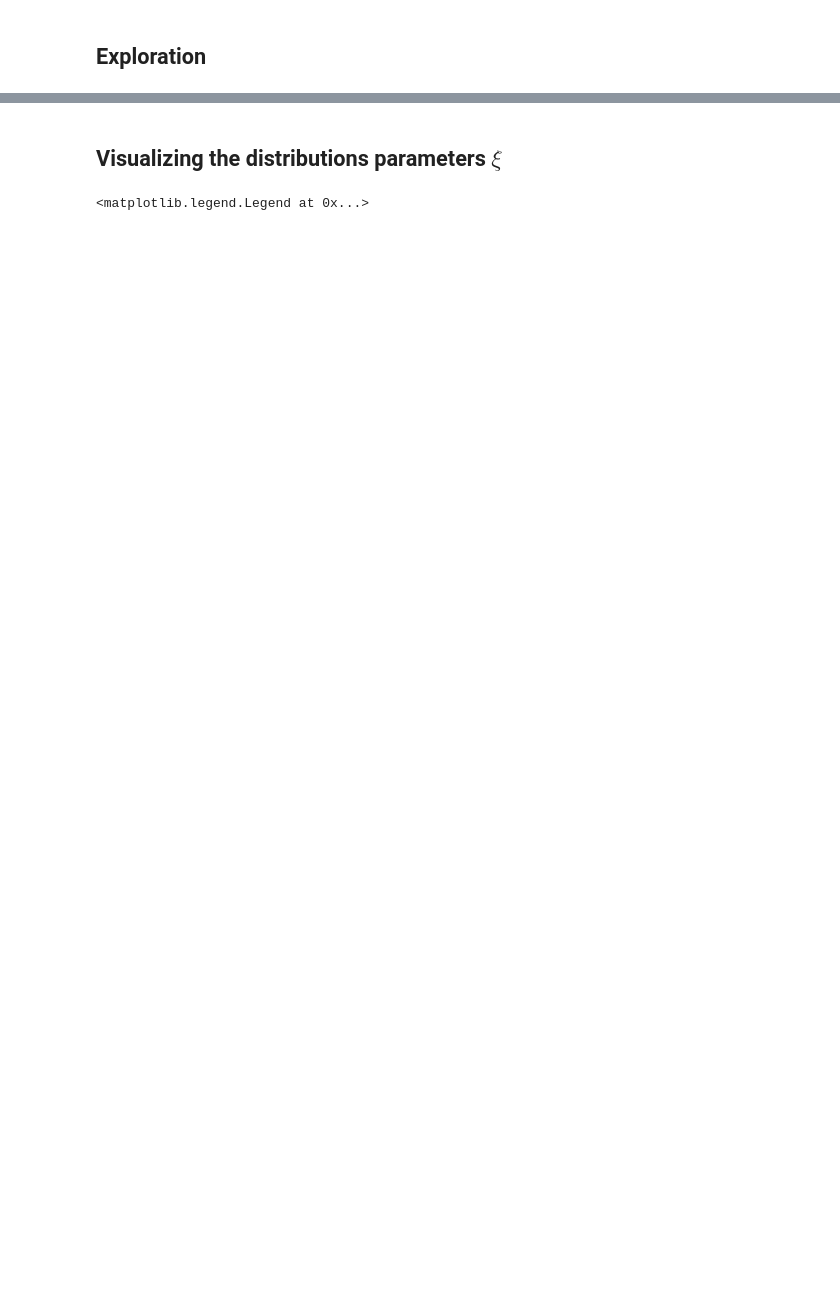
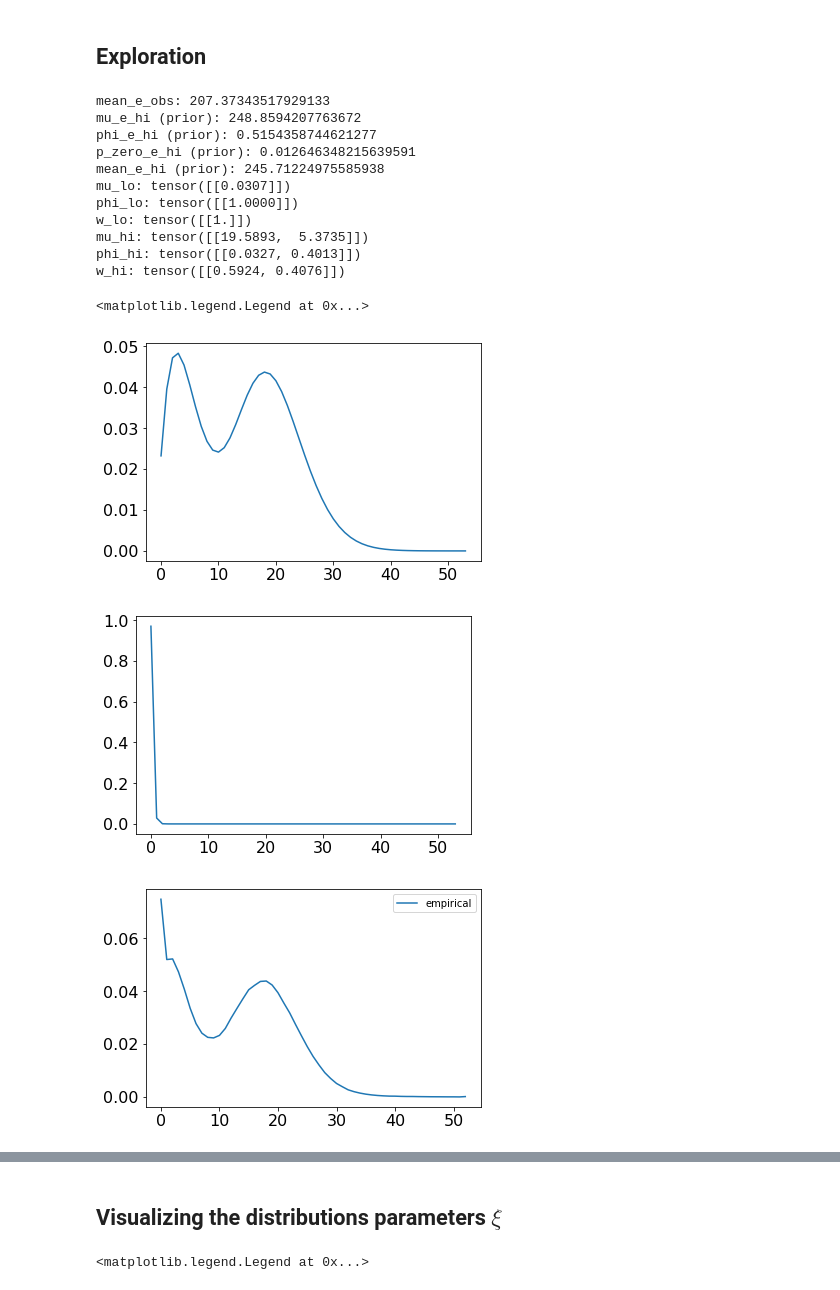
Before and after one commit to broadinstitute/CellBender, a Jupyter notebook: proto/chimera/notebooks/sc_fsd_mixture_model.ipynb, the cells around one changed output, grey strips where cells are left out. Cells and saved outputs as stored; diff of their text form; code cells hidden in the pictures; blank space fills up the shorter version.

```diff
--- a/proto/chimera/notebooks/sc_fsd_mixture_model.ipynb
+++ b/proto/chimera/notebooks/sc_fsd_mixture_model.ipynb
@@ -462,14 +487,14 @@ gene_index = 0
 
 # e_lo, e_hi = expr_dict['e_lo_map'], expr_dict['e_hi_map']
 
-fsd_xi_loc = pyro.param("fsd_xi_posterior_loc")[gene_index, :]
+fsd_xi_loc = pyro.param("fsd_xi_posterior_loc_gq")[gene_index, :]
 fsd_params_dict = fsd_codec.decode(fsd_xi_loc.unsqueeze(0))
 dist_lo, dist_hi = fsd_codec.get_fsd_components(fsd_params_dict, downsampling_rate_tensor=None)
 
 e_hi_prior_dist = ZeroInflatedNegativeBinomial(
-    logit_zero=pyro.param("logit_p_zero_e_hi"),
-    mu=pyro.param("mu_e_hi"),
-    phi=pyro.param("phi_e_hi"))
+    logit_zero=pyro.param("logit_p_zero_e_hi_g"),
+    mu=pyro.param("mu_e_hi_g"),
+    phi=pyro.param("phi_e_hi_g"))
 
 
 e_obs = np.sum(sc_fingerprint_datastore.fingerprint_array[:, gene_index, :], -1)
@@ -484,9 +509,9 @@ print('mean_e_obs:', mean_e_obs)
 # print('mean_e_lo (map):', mean_e_lo)
 # print('e_hi_z:', e_hi_z)
 # print('e_obs_z:', e_obs_z)
-print('mu_e_hi (prior):', pyro.param("mu_e_hi")[gene_index].item())
-print('phi_e_hi (prior):', pyro.param("phi_e_hi")[gene_index].item())
-print('p_zero_e_hi (prior):', torch.sigmoid(pyro.param("logit_p_zero_e_hi")[gene_index]).item())
+print('mu_e_hi (prior):', pyro.param("mu_e_hi_g")[gene_index].item())
+print('phi_e_hi (prior):', pyro.param("phi_e_hi_g")[gene_index].item())
+print('p_zero_e_hi (prior):', torch.sigmoid(pyro.param("logit_p_zero_e_hi_g")[gene_index]).item())
 print('mean_e_hi (prior):', e_hi_prior_dist.mean[gene_index].item())
 
 
@@ -519,33 +544,49 @@ print('mean_e_hi (prior):', e_hi_prior_dist.mean[gene_index].item())
 # _ = plt.hist(e_lo - expr_dict['e_lo_min'], alpha=0.5, range=(0, exploration_e_lo_sum_width), bins=exploration_e_lo_sum_width)
 # _ = plt.hist(e_hi - expr_dict['e_hi_min'], alpha=0.5, range=(0, exploration_e_hi_sum_width), bins=exploration_e_hi_sum_width)
 
 for k, v in fsd_params_dict.items():
     print(f"{k}: {v.clone().detach().cpu()}")
 
 
 fig = plt.figure()
 p_hi = dist_hi.log_prob(torch.arange(0, sc_fingerprint_datastore.max_family_size + 1).float().cuda()).detach().cpu().exp().numpy().flatten()
 plt.plot(p_hi)
 
 fig = plt.figure()
 p_lo = dist_lo.log_prob(torch.arange(0, sc_fingerprint_datastore.max_family_size + 1).float().cuda()).detach().cpu().exp().numpy().flatten()
 plt.plot(p_lo)
 
 
 empircal_fsd = sc_fingerprint_datastore.fingerprint_array[:, gene_index, :]
 empircal_fsd = empircal_fsd / (1e-12 + np.sum(empircal_fsd, -1)[:, None])
 empircal_fsd = np.sum(empircal_fsd, 0)
 empircal_fsd = empircal_fsd / np.sum(empircal_fsd)
 
 # model_fsd = e_obs[:, None] * np.exp(expr_dict['fit_log_prob_map'])
 # model_fsd = model_fsd / (1e-12 + np.sum(model_fsd, -1)[:, None])
 # model_fsd = np.sum(model_fsd, 0)
 # model_fsd = model_fsd / np.sum(model_fsd)
 
 plt.figure()
 plt.plot(empircal_fsd, label='empirical')
 # plt.plot(model_fsd, label='model')
 plt.legend()
+# %% [output]
+mean_e_obs: 207.37343517929133
+mu_e_hi (prior): 248.8594207763672
+phi_e_hi (prior): 0.5154358744621277
+p_zero_e_hi (prior): 0.012646348215639591
+mean_e_hi (prior): 245.71224975585938
+mu_lo: tensor([[0.0307]])
+phi_lo: tensor([[1.0000]])
+w_lo: tensor([[1.]])
+mu_hi: tensor([[19.5893,  5.3735]])
+phi_hi: tensor([[0.0327, 0.4013]])
+w_hi: tensor([[0.5924, 0.4076]])
+<matplotlib.legend.Legend at 0x...>
+[figure, added]
+[figure, added]
+[figure, added]
 # %%
 # plt.figure(figsize=(18,4))
 
```
Also changed, not shown: parts of 21 cells of this notebook.
